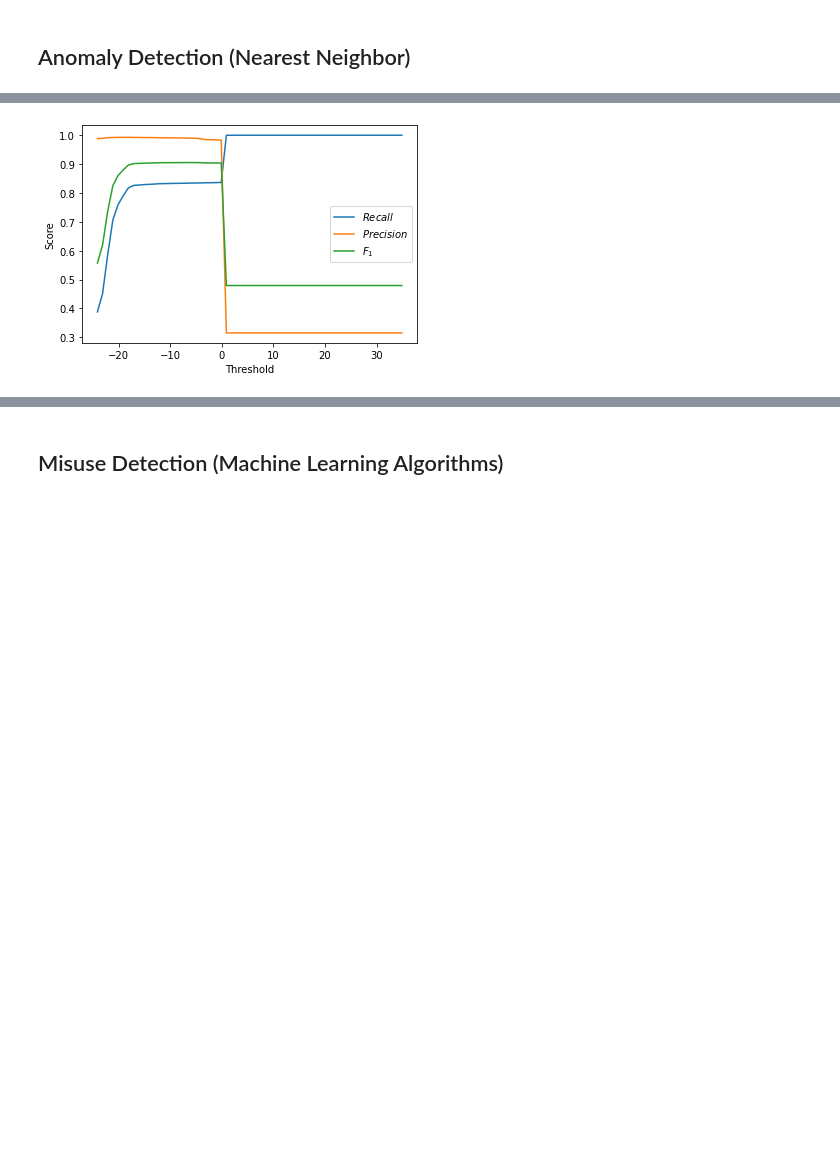
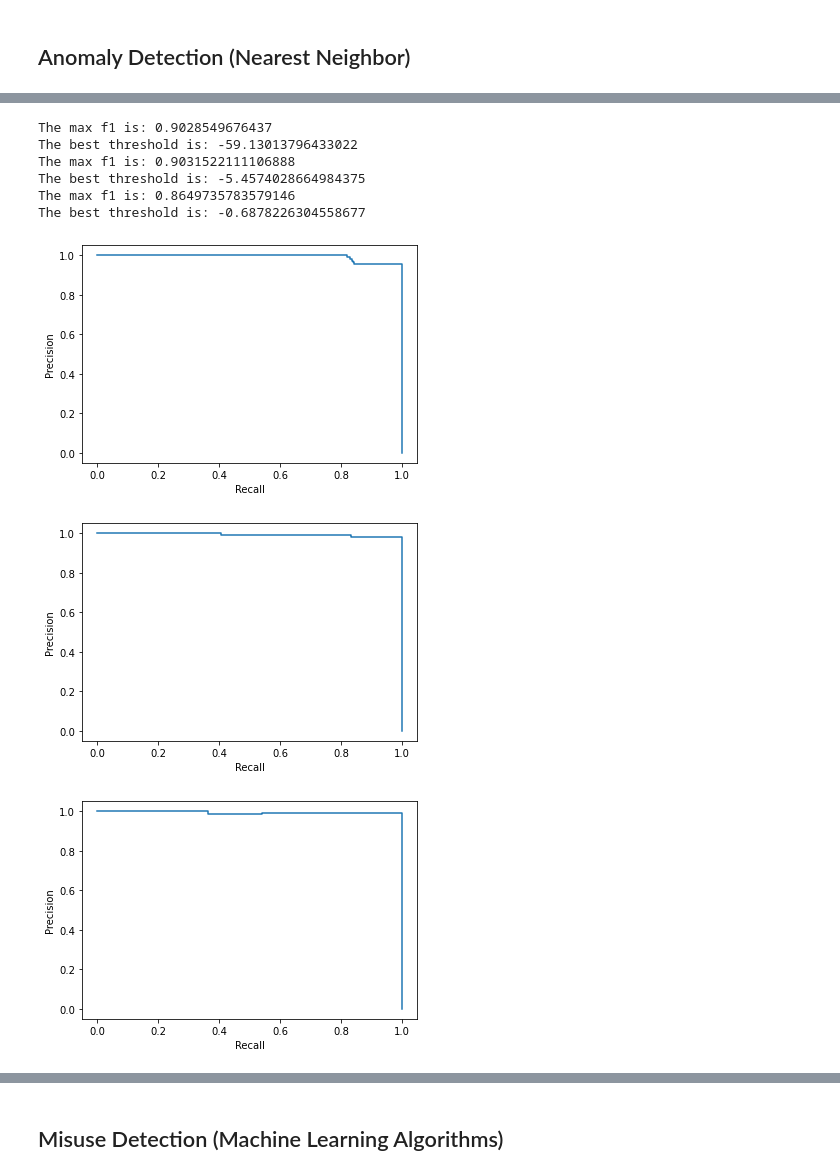
Before and after one commit to g7an/Security-Analytics-Final-Project, a Jupyter notebook: ML2.ipynb, the cells around one changed output, grey strips where cells are left out. Cells and saved outputs as stored; diff of their text form; code cells hidden in the pictures; blank space fills up the shorter version.

```diff
--- a/ML2.ipynb
+++ b/ML2.ipynb
@@ -210,15 +166,12 @@ weighted avg       0.96      0.96      0.96     45325
 # %%
-gmm = GaussianMixture(n_components=2)
-gmm.fit(X_train)
+gmm = [GaussianMixture(n_components=i).fit(X_train) for i in [1,2,3]]
 
-# valid = X_valid.join(y_valid)
+ave_score = []
+for i in range(3):
+    valid_normal_score = gmm[i].score(X_valid_normal)
+    valid_attack_score = gmm[i].score(X_valid_attack)
+    ave_score.append((valid_attack_score, valid_normal_score))
 
-# X_test_normal = test[test.target == 0].drop(['target'],axis=1)
-# X_test_attack = test[test.target == 1].drop(['target'],axis=1)
-
-valid_normal_score = gmm.score(X_valid_normal)
-valid_attack_score = gmm.score(X_valid_attack)
-
-print(valid_normal_score)
-print(valid_attack_score)
+    print(valid_normal_score)
+    print(valid_attack_score)
 # %% [output]
@@ -227,23 +184,45 @@ print(valid_attack_score)
 # %%
-thresholds = np.arange(valid_attack_score, valid_normal_score, 1)
+best_thres_list = []
+for i in range(3):
+    thresholds = np.arange(ave_score[i][0], ave_score[i][1], 1)
 
-precision, recall, f1 = [], [], []
+    precision, recall, f1 = [1], [0], []
+    FPR, TPR = [0], [0]
 
-for thres in thresholds:
-    valid_ss = gmm.score_samples(X_valid)
-    pred = valid_ss.copy()
-    pred[pred>=thres] = 0
-    pred[pred<thres] = 1
-    recall.append(recall_score(y_valid, pred))
-    precision.append(precision_score(y_valid, pred))
-    f1.append(f1_score(y_valid, pred))
+    for thres in thresholds:
+        valid_ss = gmm[i].score_samples(X_valid)
+        pred = valid_ss.copy()
+        pred[pred>=thres] = 0
+        pred[pred<thres] = 1
+        tn, fp, fn, tp = confusion_matrix(y_valid, pred).ravel()
+        fpr = (fp)/(fp+tn)
+        tpr = (tp)/(tp+fn)
+        FPR.append(fpr)
+        TPR.append(tpr)
+        rec = recall_score(y_valid, pred)
+        prec = precision_score(y_valid, pred)
+#         print(f"When threshold = {thres:.5f}, fpr: {fpr:.5f}, tpr: {tpr:.5f}, recall: {rec:.5f}  precision: {prec:.5f}")
+        recall.append(rec)
+        precision.append(prec)
+        f1.append(f1_score(y_valid, pred))
 
-plt.plot(thresholds, recall, label="$Recall$")
-plt.plot(thresholds, precision, label="$Precision$")
-plt.plot(thresholds, f1, label="$F_1$")
-plt.legend(loc='best')
-plt.xlabel("Threshold")
-plt.ylabel("Score")
-plt.show()
+    recall.append(1)
+    precision.append(0)
+    disp = PrecisionRecallDisplay(precision=precision, recall=recall)
+    disp.plot()
+
+    f1_max = np.array(f1).max()
+    print(f"The max f1 is: {f1_max}")
+    best_thres = thresholds[np.array(f1).argmax()]
+    print(f"The best threshold is: {best_thres}")
+    best_thres_list.append(best_thres)
 # %% [output]
+The max f1 is: 0.9028549676437
+The best threshold is: -59.13013796433022
+The max f1 is: 0.9031522111106888
+The best threshold is: -5.4574028664984375
+The max f1 is: 0.8649735783579146
+The best threshold is: -0.6878226304558677
-[figure, old version]
+[figure, new version]
+[figure, added]
+[figure, added]
```
Also changed, not shown: parts of 29 cells of this notebook.
